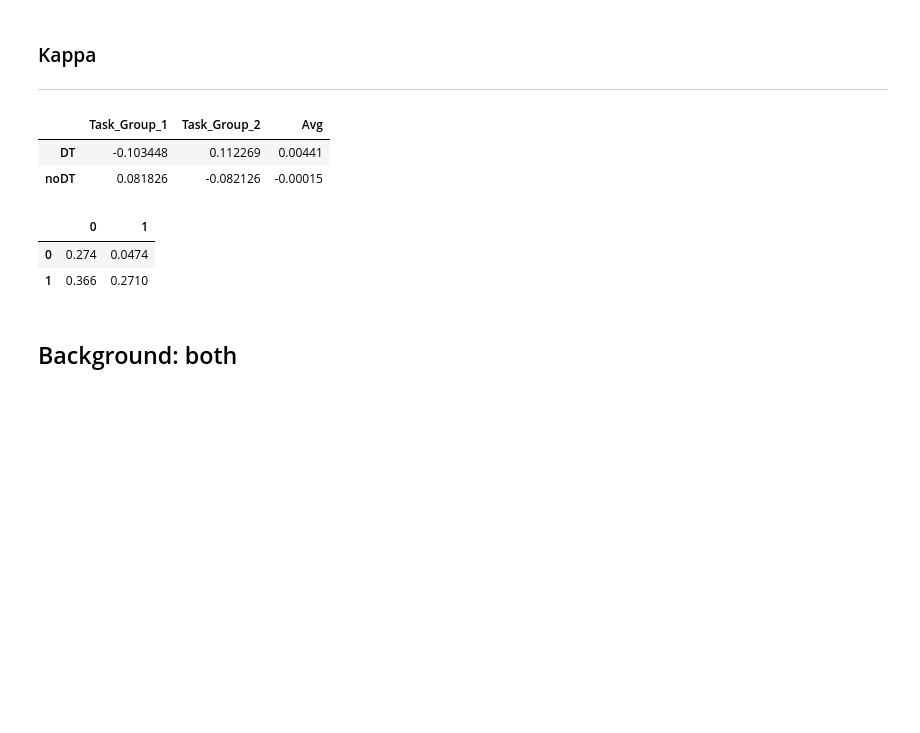
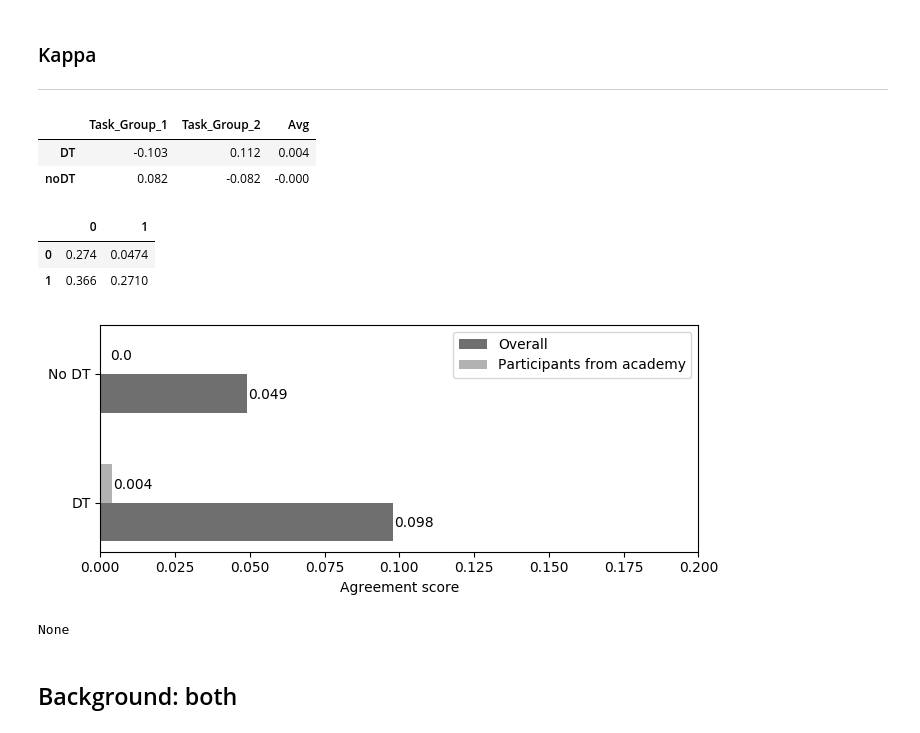
Before and after one commit to christianorossini/masterProject, a Jupyter notebook: experiment/experiments.ipynb, the cells around one changed output. Saved outputs shown, nothing was run; the diff lists cells and outputs as text; code cells hidden in the pictures; blank space fills up the shorter version.

```diff
--- a/experiment/experiments.ipynb
+++ b/experiment/experiments.ipynb
@@ -117,7 +118,7 @@ def build(answer):
     # eval_matrix_p2_dt = buildEvaluationMatrix(answer_dt)
     # eval_matrix_p2_nodt = buildEvaluationMatrix(answer_noDt)
 
-    return getFormattedTable(df_kappaTable_dt), getFormattedTable(df_kappaTable_noDt), df_kappa_values, eval_matrix_p1_dt, eval_matrix_p2_dt, eval_matrix_p1_noDt, eval_matrix_p2_noDt
+    return getFormattedTable(df_kappaTable_dt), getFormattedTable(df_kappaTable_noDt), df_kappa_values.round(3), eval_matrix_p1_dt, eval_matrix_p2_dt, eval_matrix_p1_noDt, eval_matrix_p2_noDt
 
 # cria a matriz de evaluations
 def buildEvaluationMatrix(answers_param, tasks):
@@ -150,7 +193,7 @@ def buildEvaluationMatrix(answers_param, tasks):
 #answer_no_dummy_overall = answer_no_dummy[~answer_no_dummy.questionnaire_id.isin([50,49])]
 answer_no_dummy_overall = answer_no_dummy.copy()
 
-df_kappaTable_dt, df_kappaTable_noDt, df_kappa_values, eval_matrix_p1_dt, eval_matrix_p2_dt, eval_matrix_p1_noDt, eval_matrix_p2_noDt = build(answer_no_dummy_overall)
+df_kappaTable_dt, df_kappaTable_noDt, df_kappa_overall, eval_matrix_p1_dt, eval_matrix_p2_dt, eval_matrix_p1_noDt, eval_matrix_p2_noDt = build(answer_no_dummy_overall)
 
 #exporta a matriz de evaluations em csv
 eval_matrix_p1_dt.to_csv("csv_evaluation_matrix/overall_agreement_eval_matrix_p1_dt.csv", header=False, index=False)
@@ -223,7 +292,7 @@ answer_no_dummy_academy= answer_no_dummy[answer_no_dummy.origin=="A"]
 # retira alguns participantes para equalizar o quadrado latino
 #answer_no_dummy_academy= answer_no_dummy_academy[~answer_no_dummy_academy.inviteId.isin(['aadeab9473','a4fdb1f70d','a4d316213a','98ade17f7a','9247fa543f'])]
 
-df_kappaTable_dt, df_kappaTable_noDt, df_kappa_values, eval_matrix_p1_dt, eval_matrix_p2_dt, eval_matrix_p1_noDt, eval_matrix_p2_noDt = build(answer_no_dummy_academy)
+df_kappaTable_dt, df_kappaTable_noDt, df_kappa_academy, eval_matrix_p1_dt, eval_matrix_p2_dt, eval_matrix_p1_noDt, eval_matrix_p2_noDt = build(answer_no_dummy_academy)
 
 #exporta a matriz de evaluations em csv
 eval_matrix_p1_dt.to_csv("csv_evaluation_matrix/academy_agreement_eval_matrix_p1_dt.csv", header=False, index=False)
@@ -264,16 +333,20 @@ df_kappaTable_noDt
 ### Kappa
 ___
 # %%
-display(df_kappa_values)
+display(df_kappa_academy)
 
 display(pd.DataFrame([[0.274,0.0474],[0.366,0.271]])) #p-values
+
+display(plotBarh(df_kappa_overall.Avg,df_kappa_academy.Avg,'Participants from academy'))
 # %% [output]
 |  | Task_Group_1 | Task_Group_2 | Avg |
-| DT | -0.103448 | 0.112269 | 0.00441 |
-| noDT | 0.081826 | -0.082126 | -0.00015 |
+| DT | -0.103 | 0.112 | 0.004 |
+| noDT | 0.082 | -0.082 | -0.000 |
 |  | 0 | 1 |
 | 0 | 0.274 | 0.0474 |
 | 1 | 0.366 | 0.2710 |
+[figure, added]
+None
 # %% [markdown]
 
 ## Background: both
```
Also changed, not shown: parts of 11 cells of this notebook, 12 other files.
